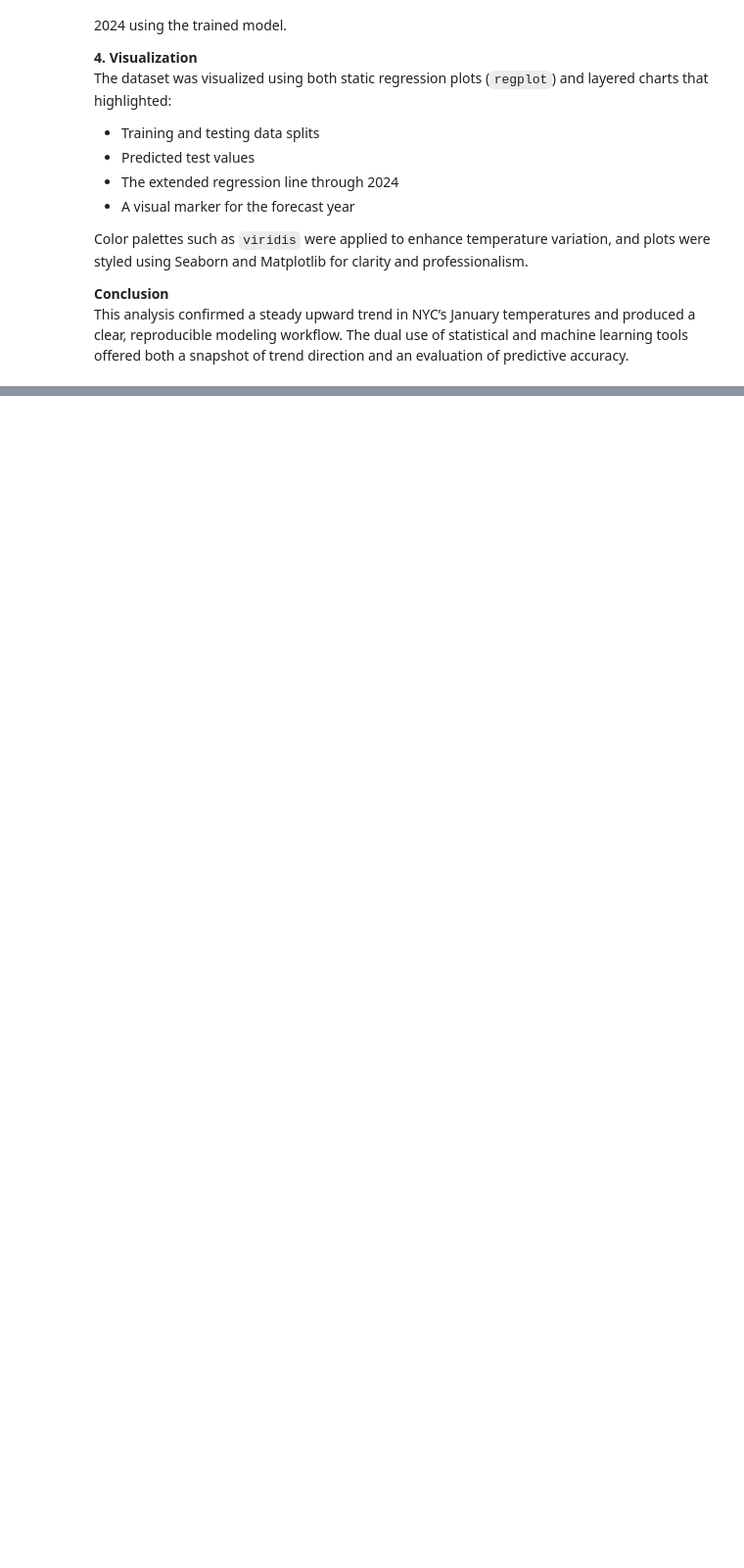
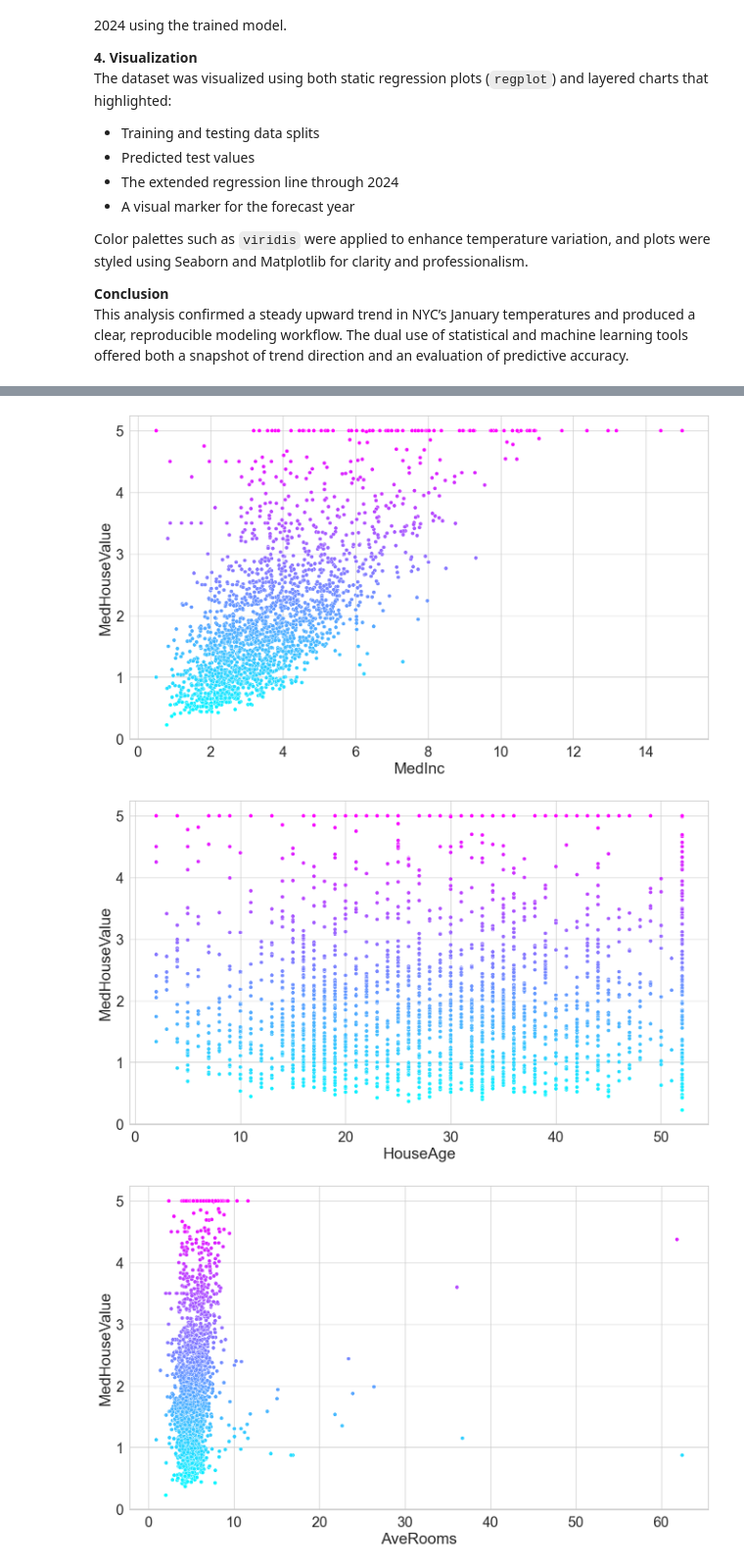
Before and after one commit to Kiruthikaa2512/datafun-07-ml, a Jupyter notebook: kiru_ml.ipynb, the cells around one changed output, grey strips where cells are left out. Shown at 98% size. Cells and saved outputs as stored; diff of their text form; code cells hidden in the pictures; blank space fills up the shorter version.

Commit message:
Guided:  California Housing Dataset Project Completed

```diff
--- a/kiru_ml.ipynb
+++ b/kiru_ml.ipynb
@@ -322,0 +339,6 @@ This analysis confirmed a steady upward trend in NYC’s January temperatures an
+# %%
+# Loading the Data
+from sklearn.datasets import fetch_california_housing
+california = fetch_california_housing()
+california_df = pd.DataFrame(california.data, columns=california.feature_names)
+california_df['MedHouseValue'] = pd.Series(california.target)
@@ -322,0 +407,15 @@ This analysis confirmed a steady upward trend in NYC’s January temperatures an
+# %%
+sample_df = california_df.sample(frac = 0.1, random_state= 17)
+# %%
+sns.set(font_scale=2)
+sns.set_style('whitegrid')
+# %%
+for feature in california.feature_names:
+     plt.figure(figsize=(16, 9))
+     sns.scatterplot(data=sample_df, x=feature,
+                     y='MedHouseValue', hue='MedHouseValue',
+                     palette='cool', legend=False)
+# %% [output]
+[figure, added]
+[figure, added]
+[figure, added]
```
Also changed, not shown: parts of 28 cells of this notebook, 1 other file.
